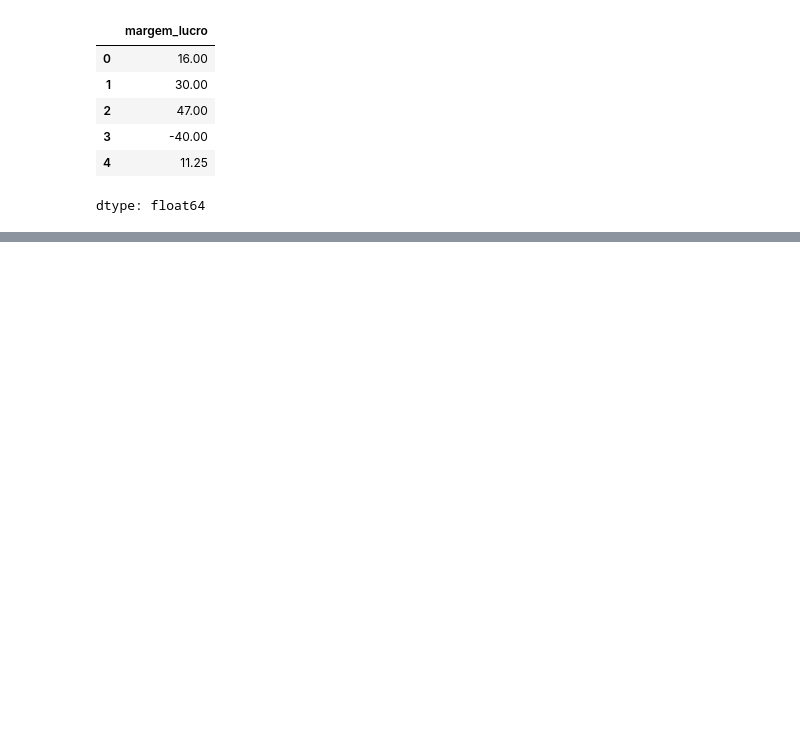
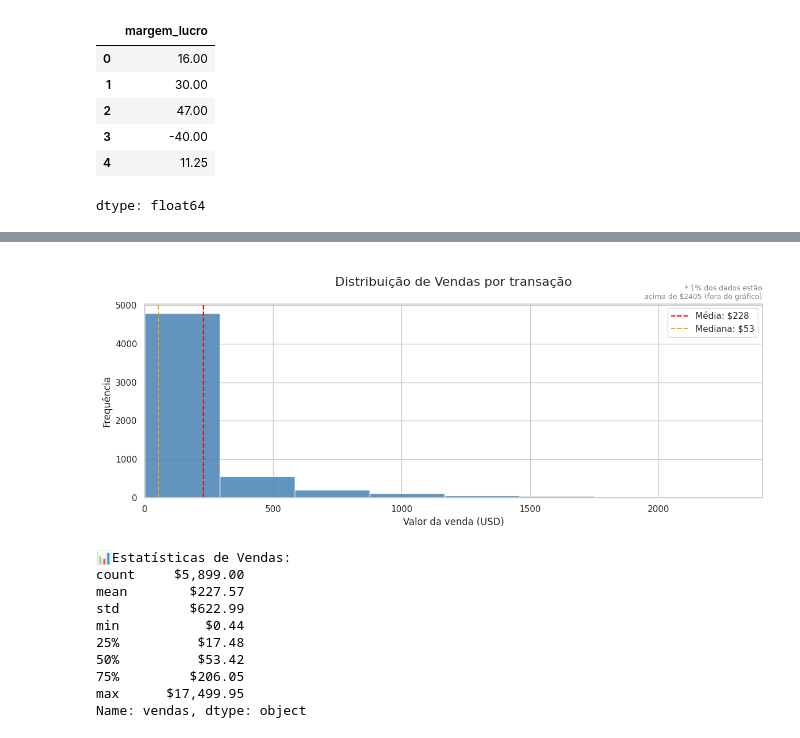
Before and after one commit to MontenegroRafael/Analise-de-Dados, a Jupyter notebook: Desafio Extra.ipynb, the cells around one changed output, grey strips where cells are left out. Cells and saved outputs as stored; diff of their text form; code cells hidden in the pictures; blank space fills up the shorter version.

```diff
--- a/Desafio Extra.ipynb
+++ b/Desafio Extra.ipynb
@@ -243,0 +287,44 @@ df['regiao'] = df['regiao'].map({
+# %%
+# Distribuição de Vendas
+# Usamos o percentil 95 como limite do eixo X para focar onde está a maioria dos dados
+# Os outliers existem, mas não precisam distorcer a visualização
+
+# Define o limite do eixo X para o gráfico, cobrindo 99% dos dados de vendas.
+p95_vendas = df['vendas'].quantile(0.99) # valor que cobre 95% dos dados
+media_vendas = df['vendas'].mean() # média dos dados
+mediana_vendas = df['vendas'].median() # mediana dos dados
+
+fig, ax = plt.subplots(figsize=[12,5]) # Dimenção do dataframe
+
+ax.hist(df['vendas'], bins=60, color='steelblue', edgecolor='white', alpha=0.85)
+ax.axvline(media_vendas, color='red', linestyle='--', linewidth=1.5, label=f'Média: ${media_vendas:.0f}')
+ax.axvline(mediana_vendas, color='orange', linestyle='--', linewidth=1.5, label=f'Mediana: ${mediana_vendas:.0f}')
+
+ax.set_xlim(0, p95_vendas)
+ax.set_title('\n Distribuição de Vendas por transação \n', fontsize=16)
+ax.set_xlabel('Valor da venda (USD)')
+ax.set_ylabel('Frequência')
+ax.legend()
+
+pct_outlier = (df['vendas'] > p95_vendas).mean() * 100
+ax.text(1, 1.1, f'* {pct_outlier:.0f}% dos dados estão\nacima de ${p95_vendas:.0f} (fora do gráfico)',
+        transform=ax.transAxes, ha='right', va='top', fontsize=9, color='gray')
+
+plt.tight_layout()
+plt.show()
+
+print('\n📊Estatísticas de Vendas:')
+
+print(df['vendas'].describe().apply(lambda x: f'${x:,.2f}'))
+# %% [output]
+[figure, added]
+📊Estatísticas de Vendas:
+count     $5,899.00
+mean        $227.57
+std         $622.99
+min           $0.44
+25%          $17.48
+50%          $53.42
+75%         $206.05
+max      $17,499.95
+Name: vendas, dtype: object
```
Also changed, not shown: parts of 12 cells of this notebook.
